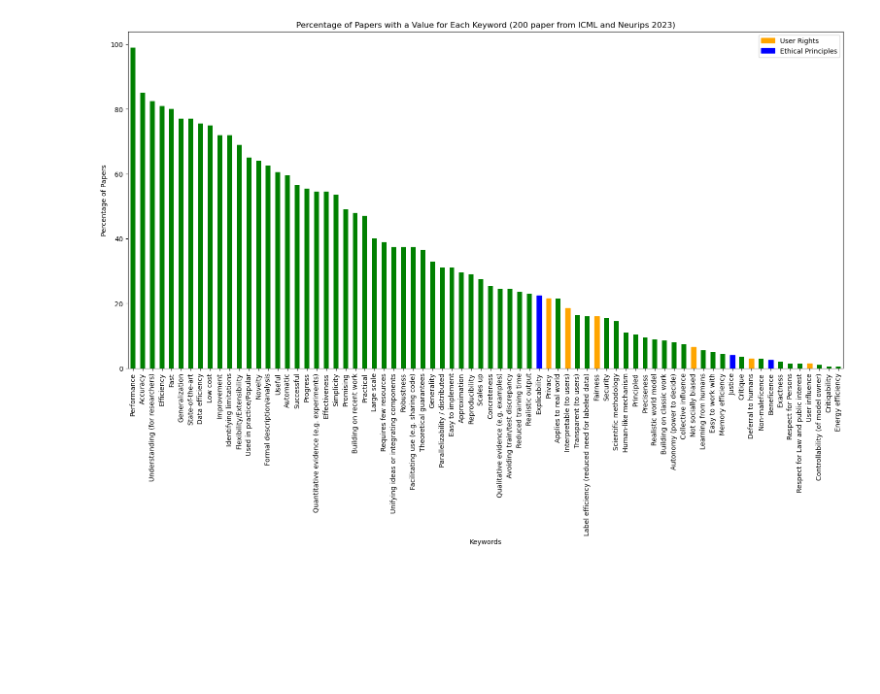
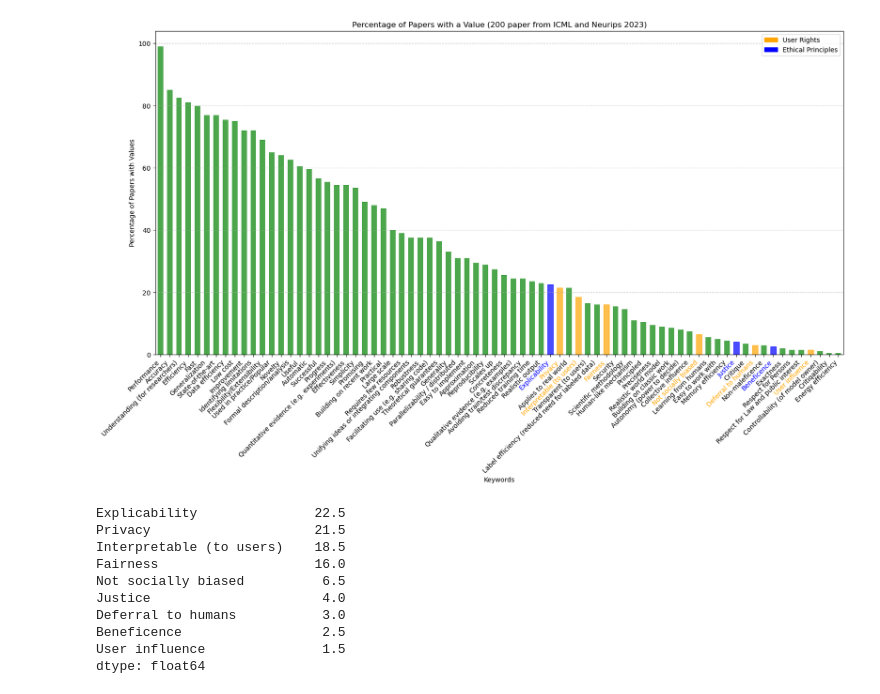
Before and after one commit to IsabelKurth/values-in-ml-research, a Jupyter notebook: analysis_and_plots.ipynb, the cells around one changed output. Drawn from its saved outputs; the diff is of its cells as text; code cells hidden in the pictures; blank space fills up the shorter version.

```diff
--- a/analysis_and_plots.ipynb
+++ b/analysis_and_plots.ipynb
@@ -8,45 +20,65 @@ keyword_matrix_icml = pd.read_csv('keyword_counts_icml.csv')
 # %%
-# Combine the two dataframes
+# Combine the two dataframes from both conferences
 combined_df = pd.concat([keyword_matrix_neurips, keyword_matrix_icml])
 
 # Calculate the percentage of papers with a value for each keyword
 percentage_with_value = (combined_df.iloc[:, 1:] > 0).mean() * 100
 percentage_with_value_sorted = percentage_with_value.sort_values(ascending=False)
 
-# Define the keywords to be highlighted in red
-highlight_keywords_user_rights = ['Interpretable (to users)', 'Deferral to humans', 'Privacy', 'User influence', 'Not socially biased', 'Fairness']
-highlight_keywords_ethics = ['Beneficence', 'Non-maleficience', 'Resprect for Law and Public Interest', 'Explicability', 'Autonomy (Power to decide)', 'Justice']
-
 # Plot the percentages
 plt.figure(figsize=(19, 9))
-bars = percentage_with_value_sorted.plot(kind='bar', color='green')
+bars = percentage_with_value_sorted.plot(kind='bar', color='green', alpha=0.7, width=0.6)
 
 # Highlight specific bars in orange for user rights
 for keyword in highlight_keywords_user_rights:
     if keyword in percentage_with_value_sorted.index:
-        bars.patches[percentage_with_value_sorted.index.get_loc(keyword)].set_color('orange')
+        bar = bars.patches[percentage_with_value_sorted.index.get_loc(keyword)]
+        bar.set_color('orange')
+        bar.set_alpha(0.7)
+        bars.get_xticklabels()[percentage_with_value_sorted.index.get_loc(keyword)].set_color('orange')
 
 # Highlight specific bars in blue for ethics
 for keyword in highlight_keywords_ethics:
     if keyword in percentage_with_value_sorted.index:
-        bars.patches[percentage_with_value_sorted.index.get_loc(keyword)].set_color('blue')
+        bar = bars.patches[percentage_with_value_sorted.index.get_loc(keyword)]
+        bar.set_color('blue')
+        bar.set_alpha(0.7)
+        bars.get_xticklabels()[percentage_with_value_sorted.index.get_loc(keyword)].set_color('blue')
 
 # Add legend
 orange_patch = mpatches.Patch(color='orange', label='User Rights')
 blue_patch = mpatches.Patch(color='blue', label='Ethical Principles')
 plt.legend(handles=[orange_patch, blue_patch])
 
-plt.title('Percentage of Papers with a Value for Each Keyword (200 paper from ICML and Neurips 2023)')
+plt.title('Percentage of Papers with a Value (200 paper from ICML and Neurips 2023)')
 plt.xlabel('Keywords')
-plt.ylabel('Percentage of Papers')
-plt.xticks(rotation=90)
+plt.ylabel('Percentage of Papers with Values')
+plt.xticks(rotation=45, ha = 'right')
+
+# Apply theme with horizontal lines
+plt.grid(axis='y', linestyle='--', alpha=0.7)
 
 # Save the plot
-plt.savefig('plots/percentage_both_conferences.png')
+plt.savefig('plots/percentage_both_conferences.png', bbox_inches='tight')
 
 plt.show()
 # %% [output]
-[figure, old version]
+[figure, new version]
+# %%
+# Get the subset of the dataframe to evaluate percentage of highlighted values
+subset_df = percentage_with_value_sorted[percentage_with_value_sorted.index.isin(highlight_keywords)]
+subset_df
+# %% [output]
+Explicability               22.5
+Privacy                     21.5
+Interpretable (to users)    18.5
+Fairness                    16.0
+Not socially biased          6.5
+Justice                      4.0
+Deferral to humans           3.0
+Beneficence                  2.5
+User influence               1.5
+dtype: float64
 # %%
 # Calculate the percentage of papers with a value for each keyword for NeurIPS
 percentage_with_value_neurips = (keyword_matrix_neurips.iloc[:, 1:] > 0).mean() * 100
```
Also changed, not shown: parts of 13 cells of this notebook, 21 other files.
